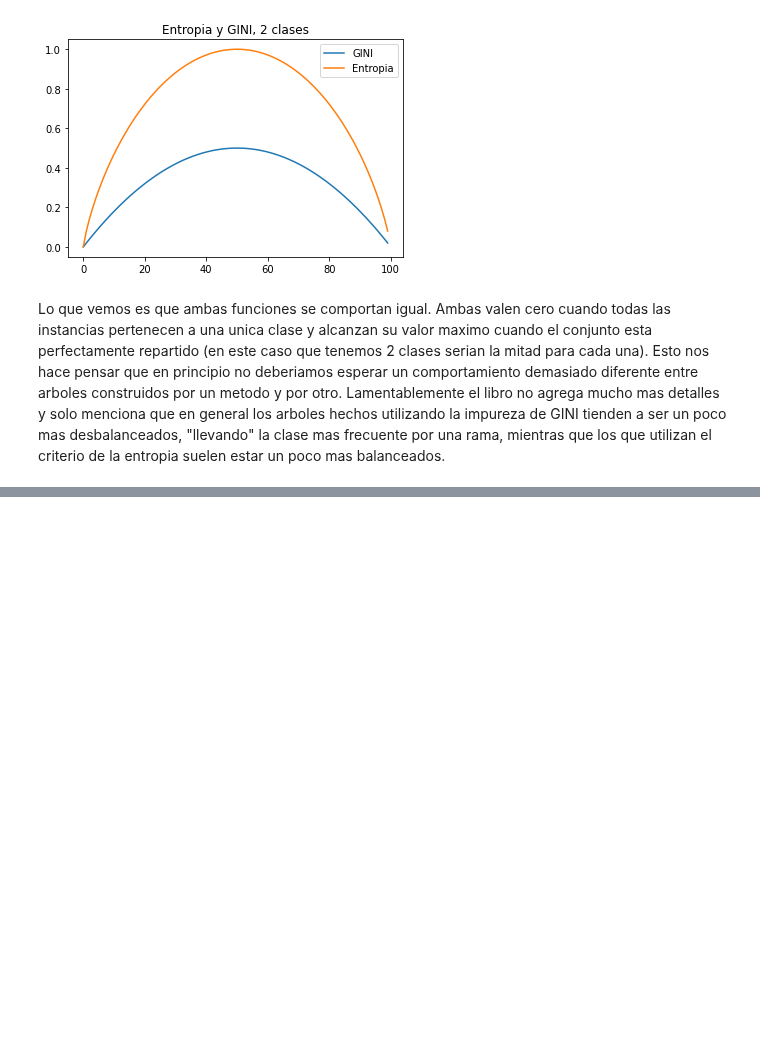
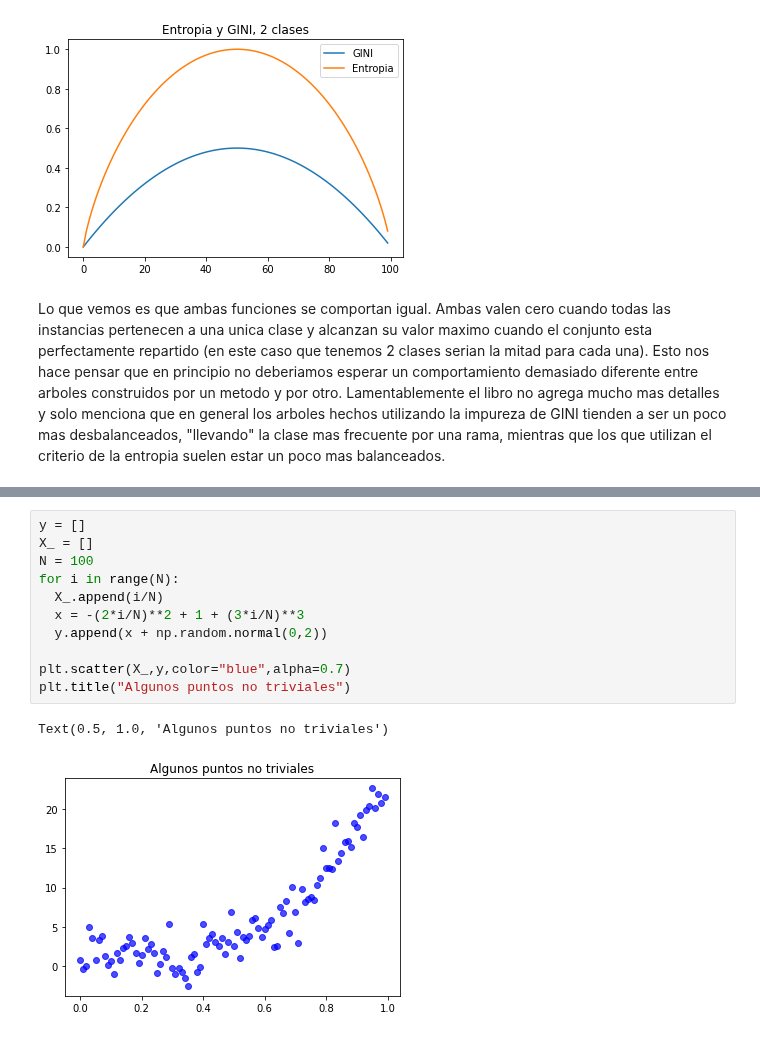
Before and after one commit to nechebarrena/HOML, a Jupyter notebook: HOML_cap_6.ipynb, the cells around one changed output, grey strips where cells are left out. Cells and saved outputs as stored; diff of their text form; blank space fills up the shorter version.

```diff
--- a/HOML_cap_6.ipynb
+++ b/HOML_cap_6.ipynb
@@ -214,0 +224,14 @@ Lo que vemos es que ambas funciones se comportan igual. Ambas valen cero cuando
+# %%
+y = []
+X_ = []
+N = 100
+for i in range(N):
+  X_.append(i/N)
+  x = -(2*i/N)**2 + 1 + (3*i/N)**3
+  y.append(x + np.random.normal(0,2))
+
+plt.scatter(X_,y,color="blue",alpha=0.7)
+plt.title("Algunos puntos no triviales")
+# %% [output]
+Text(0.5, 1.0, 'Algunos puntos no triviales')
+[figure, added]
```
Also changed, not shown: parts of 5 cells of this notebook.
